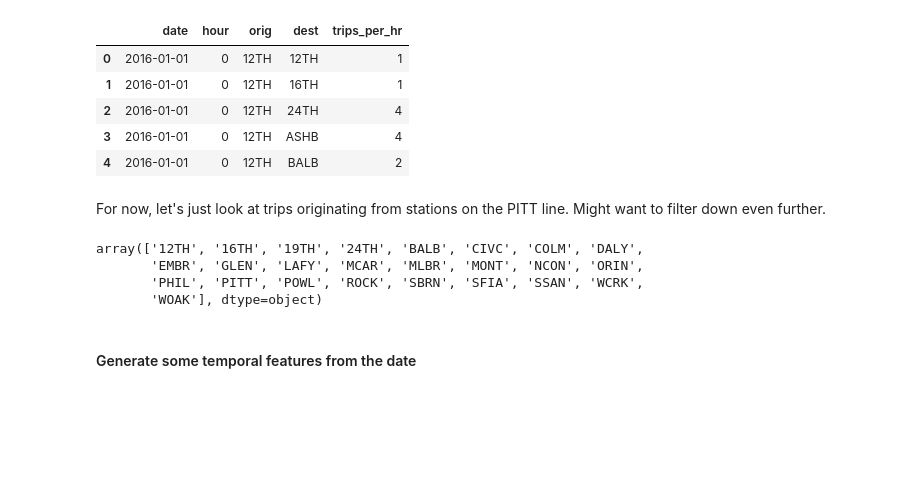
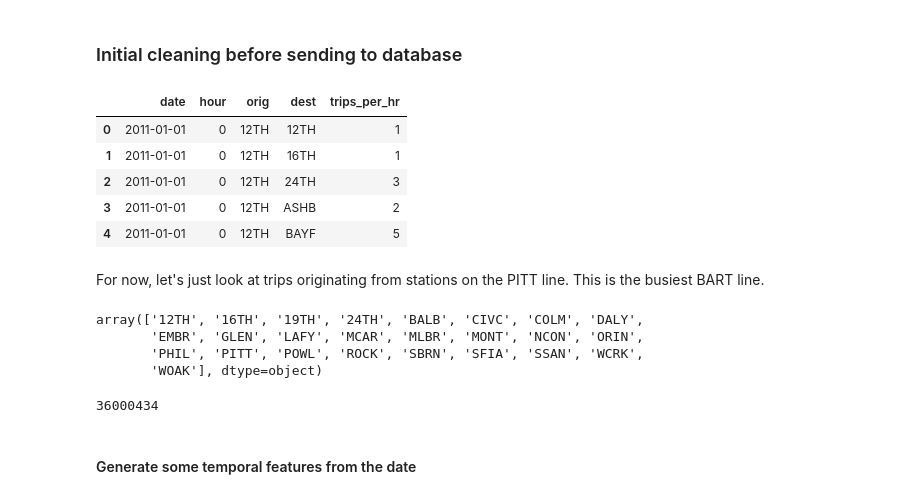
Before and after one commit to bkhurley/beat_the_crowd, a Jupyter notebook: get_data.ipynb, the cells around one changed output. Drawn from its saved outputs; the diff is of its cells as text; code cells hidden in the pictures; blank space fills up the shorter version.

```diff
--- a/get_data.ipynb
+++ b/get_data.ipynb
@@ -44,0 +45,8 @@ df.head(10)
+# %%
+# load and append the data into a pandas dataframe
+def load_bart_orig_dest_data(urls):
+    # generate list of dataframes from the provided csv urls
+    data_ls = [pd.read_csv(d, header=None) for d in urls]
+    # return single concatinated dataframe
+    data = pd.concat(data_ls)
+    return data
@@ -44,0 +55,12 @@ df.head(10)
+# %%
+# the data come from CSVs provided on the web yearly by BART
+orig_dest_urls = ['http://64.111.127.166/origin-destination/date-hour-soo-dest-2011.csv.gz',
+       'http://64.111.127.166/origin-destination/date-hour-soo-dest-2012.csv.gz',
+       'http://64.111.127.166/origin-destination/date-hour-soo-dest-2013.csv.gz',
+       'http://64.111.127.166/origin-destination/date-hour-soo-dest-2014.csv.gz',
+       'http://64.111.127.166/origin-destination/date-hour-soo-dest-2015.csv.gz',
+       'http://64.111.127.166/origin-destination/date-hour-soo-dest-2016.csv.gz',
+       'http://64.111.127.166/origin-destination/date-hour-soo-dest-2017.csv.gz']
+# %%
+# get the data and put them into a dataframe
+bart_dest_org_df = load_bart_orig_dest_data(orig_dest_urls)
@@ -45,17 +77,19 @@ df.head(10)
+# %% [markdown]
+### Initial cleaning before sending to database
 # %%
 # rename columns to something informative
-df.rename(columns={0: 'date', 1: 'hour', 2: 'orig', 3: 'dest', 4: 'trips_per_hr'},
+bart_dest_org_df.rename(columns={0: 'date', 1: 'hour', 2: 'orig', 3: 'dest', 4: 'trips_per_hr'},
          inplace=True)
 # %%
-df.head()
+bart_dest_org_df.head()
 # %% [output]
 |  | date | hour | orig | dest | trips_per_hr |
-| 0 | 2016-01-01 | 0 | 12TH | 12TH | 1 |
-| 1 | 2016-01-01 | 0 | 12TH | 16TH | 1 |
-| 2 | 2016-01-01 | 0 | 12TH | 24TH | 4 |
-| 3 | 2016-01-01 | 0 | 12TH | ASHB | 4 |
-| 4 | 2016-01-01 | 0 | 12TH | BALB | 2 |
+| 0 | 2011-01-01 | 0 | 12TH | 12TH | 1 |
+| 1 | 2011-01-01 | 0 | 12TH | 16TH | 1 |
+| 2 | 2011-01-01 | 0 | 12TH | 24TH | 3 |
+| 3 | 2011-01-01 | 0 | 12TH | ASHB | 2 |
+| 4 | 2011-01-01 | 0 | 12TH | BAYF | 5 |
 # %% [markdown]
-For now, let's just look at trips originating from stations on the PITT line. Might want to filter down even further.
+For now, let's just look at trips originating from stations on the PITT line. This is the busiest BART line.
 # %%
 # filter data to only include trips orginating at desired stations
@@ -68,6 +103,11 @@ array(['12TH', '16TH', '19TH', '24TH', 'BALB', 'CIVC', 'COLM', 'DALY',
        'EMBR', 'GLEN', 'LAFY', 'MCAR', 'MLBR', 'MONT', 'NCON', 'ORIN',
        'PHIL', 'PITT', 'POWL', 'ROCK', 'SBRN', 'SFIA', 'SSAN', 'WCRK',
        'WOAK'], dtype=object)
+# %%
+# how many lines of data are we working with?
+len(df_pitt['trips_per_hr'])
+# %% [output]
+36000434
 # %% [markdown]
 #### Generate some temporal features from the date
 # %%
```
Also changed, not shown: parts of 24 cells of this notebook.
